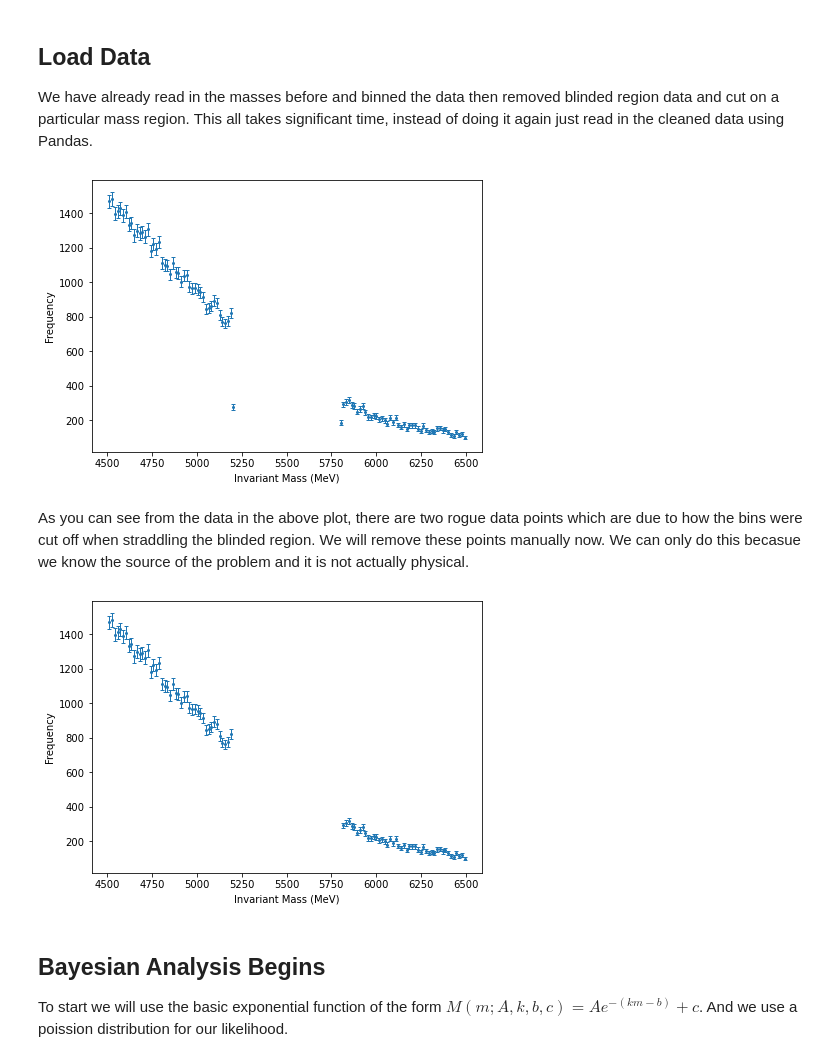
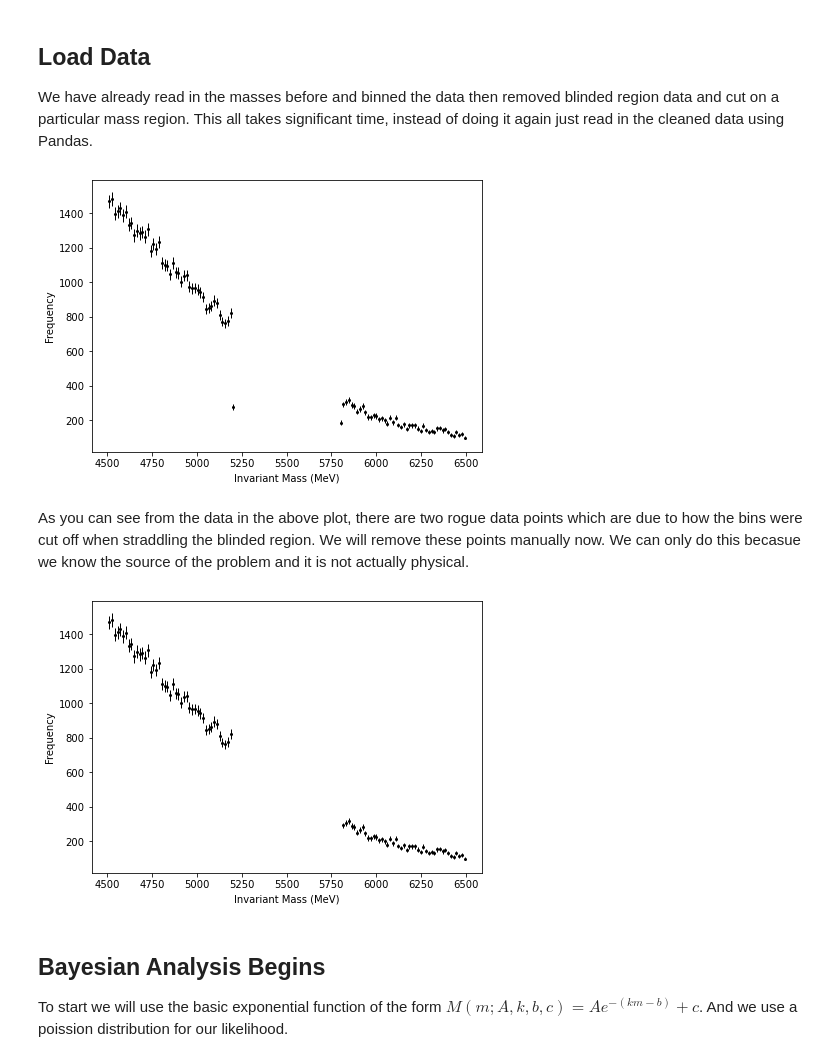
Before and after one commit to ChandlerKenworthy/Y4RareDecayProject, a Jupyter notebook: background_fitting/BayesianParam.ipynb, the cells around one changed output. Cells and saved outputs as stored; diff of their text form; code cells hidden in the pictures.

```diff
--- a/background_fitting/BayesianParam.ipynb
+++ b/background_fitting/BayesianParam.ipynb
@@ -21,25 +21,25 @@ We have already read in the masses before and binned the data then removed blind
 # %%
 d = pd.read_csv('/home/user211/project/data/200bins_rmblind_masses.txt')
 x, y, yerr = d['Mass'].to_numpy(), d['Frequency'].to_numpy(), d['Error'].to_numpy()
 
 fig, ax = plt.subplots(1, 1, figsize=(7, 5))
-ax.errorbar(x, y, yerr=yerr, fmt="o", ms=2, capsize=2, elinewidth=1)
+ax.errorbar(x, y, yerr=yerr, fmt="o", ms=2, capsize=0, elinewidth=1, color='k')
 ax.set_xlabel('Invariant Mass (MeV)')
 ax.set_ylabel('Frequency')
 plt.show()
 # %% [output]
-[figure, old version]
+[figure, new version]
 # %% [markdown]
 As you can see from the data in the above plot, there are two rogue data points which are due to how the bins were cut off when straddling the blinded region. We will remove these points manually now. We can only do this becasue we know the source of the problem and it is not actually physical.
 # %%
 x, y, yerr = np.concatenate((x[0:45], x[47:])), np.concatenate((y[0:45], y[47:])), np.concatenate((yerr[0:45], yerr[47:]))
 fig, ax = plt.subplots(1, 1, figsize=(7, 5))
-ax.errorbar(x, y, yerr=yerr, fmt="o", ms=2, capsize=2, elinewidth=1)
+ax.errorbar(x, y, yerr=yerr, fmt="o", ms=2, capsize=0, elinewidth=1, color='k')
 ax.set_xlabel('Invariant Mass (MeV)')
 ax.set_ylabel('Frequency')
 plt.show()
 # %% [output]
-[figure, old version]
+[figure, new version]
 # %% [markdown]
 ## Bayesian Analysis Begins
 To start we will use the basic exponential function of the form $M(m; A,k,b,c)=Ae^{-(km-b)}+c$. And we use a poission distribution for our likelihood.
```
Also changed, not shown: parts of 6 cells of this notebook, 2 other files.
